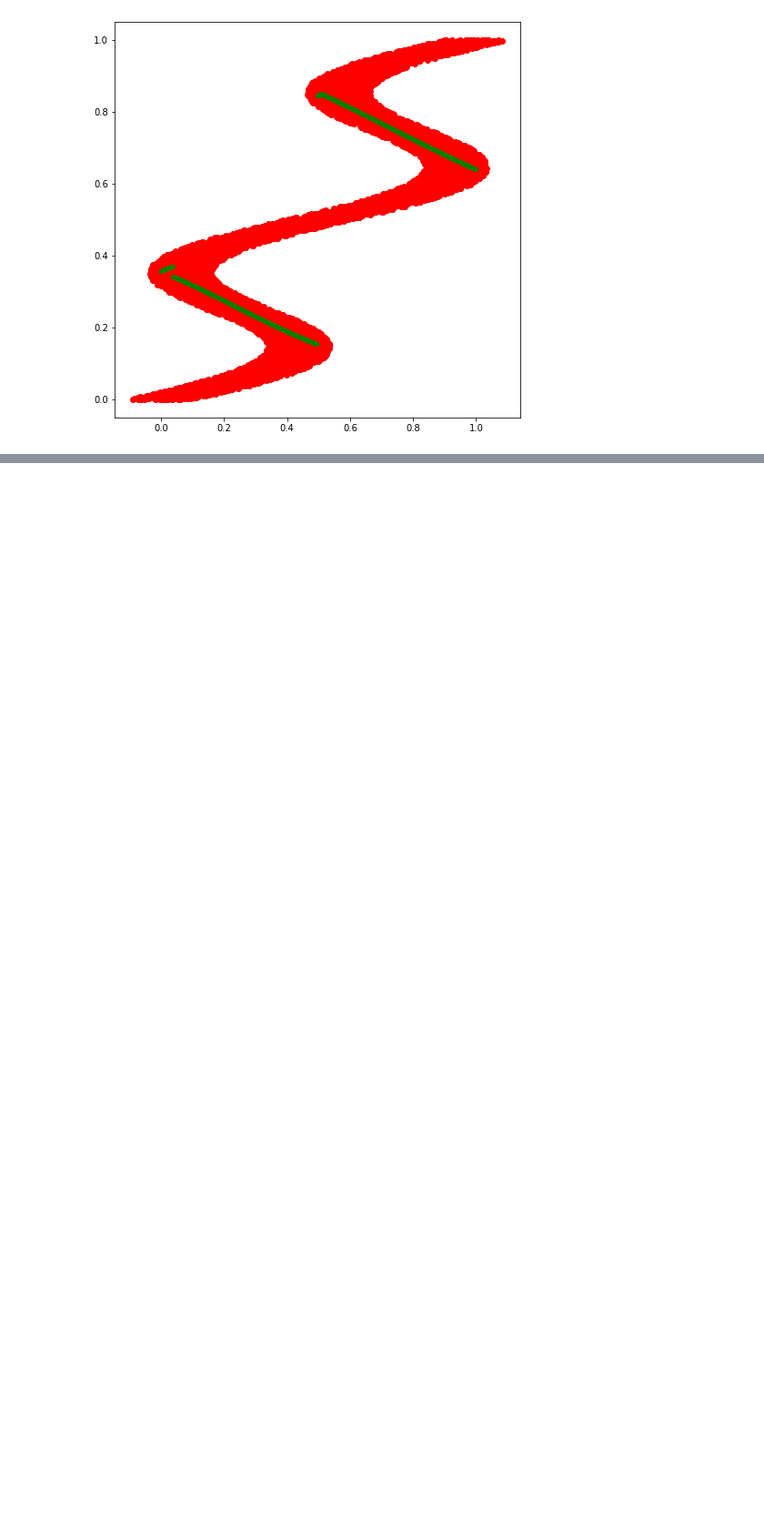
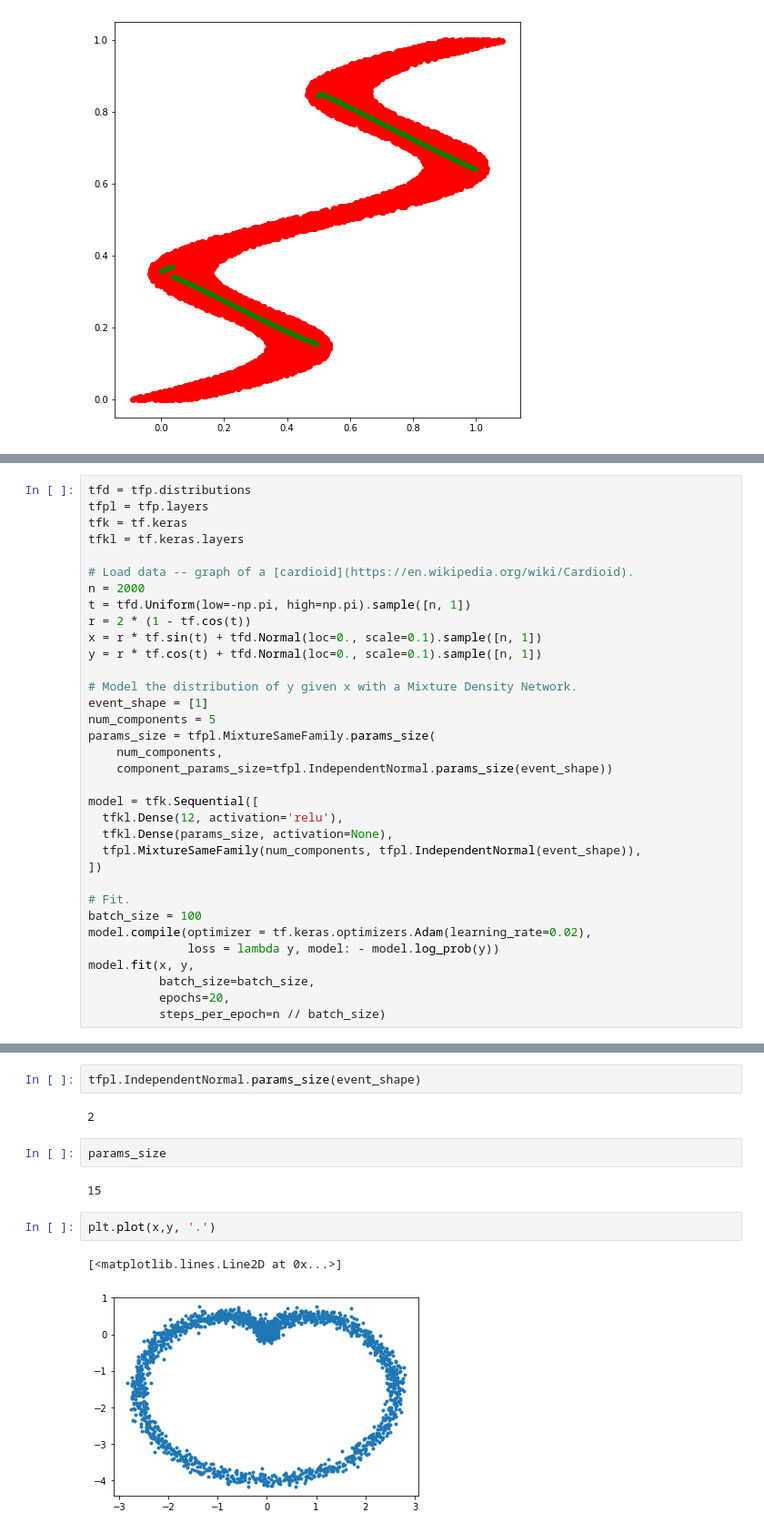
Before and after one commit to AlexanderFengler/nn_likelihoods, a Jupyter notebook: Untitled1.ipynb, the cells around one changed output, grey strips where cells are left out. Shown at 91% size. Drawn from its saved outputs; the diff is of its cells as text; blank space fills up the shorter version.

```diff
--- a/Untitled1.ipynb
+++ b/Untitled1.ipynb
@@ -313,0 +316,34 @@ plt.show()
+# %%
+tfd = tfp.distributions
+tfpl = tfp.layers
+tfk = tf.keras
+tfkl = tf.keras.layers
+
+# Load data -- graph of a [cardioid](https://en.wikipedia.org/wiki/Cardioid).
+n = 2000
+t = tfd.Uniform(low=-np.pi, high=np.pi).sample([n, 1])
+r = 2 * (1 - tf.cos(t))
+x = r * tf.sin(t) + tfd.Normal(loc=0., scale=0.1).sample([n, 1])
+y = r * tf.cos(t) + tfd.Normal(loc=0., scale=0.1).sample([n, 1])
+
+# Model the distribution of y given x with a Mixture Density Network.
+event_shape = [1]
+num_components = 5
+params_size = tfpl.MixtureSameFamily.params_size(
+    num_components,
+    component_params_size=tfpl.IndependentNormal.params_size(event_shape))
+
+model = tfk.Sequential([
+  tfkl.Dense(12, activation='relu'),
+  tfkl.Dense(params_size, activation=None),
+  tfpl.MixtureSameFamily(num_components, tfpl.IndependentNormal(event_shape)),
+])
+
+# Fit.
+batch_size = 100
+model.compile(optimizer = tf.keras.optimizers.Adam(learning_rate=0.02),
+              loss = lambda y, model: - model.log_prob(y))
+model.fit(x, y,
+          batch_size=batch_size,
+          epochs=20,
+          steps_per_epoch=n // batch_size)
@@ -313,0 +369,13 @@ plt.show()
+# %%
+tfpl.IndependentNormal.params_size(event_shape)
+# %% [output]
+2
+# %%
+params_size
+# %% [output]
+15
+# %%
+plt.plot(x,y, '.')
+# %% [output]
+[<matplotlib.lines.Line2D at 0x...>]
+[figure, added]
```
Also changed, not shown: parts of 24 cells of this notebook, 1 other file.
